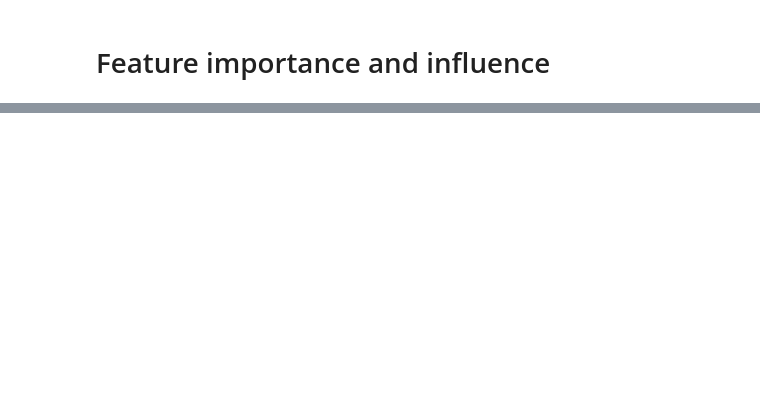
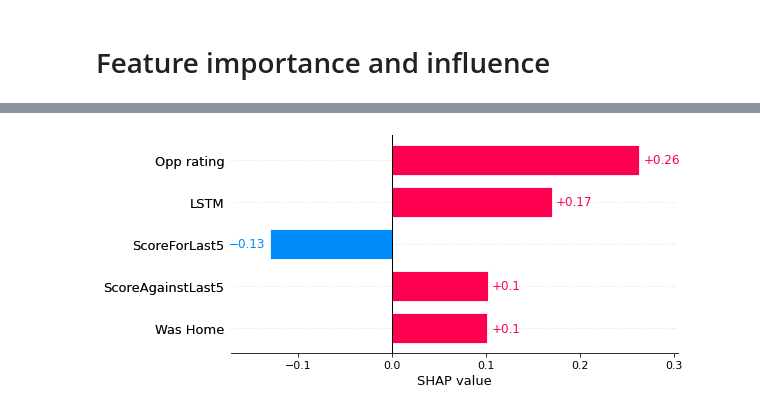
Before and after one commit to Fran3x/FPL_Model, a Jupyter notebook: notebooks/XGBoost_predictions.ipynb, the cells around one changed output, grey strips where cells are left out. Drawn from its saved outputs; the diff is of its cells as text; code cells hidden in the pictures; blank space fills up the shorter version.

```diff
--- a/notebooks/XGBoost_predictions.ipynb
+++ b/notebooks/XGBoost_predictions.ipynb
@@ -187,0 +191,4 @@ shap.plots.beeswarm(shap_values)
+# %%
+shap.plots.bar(shap_values[124])
+# %% [output]
+[figure, added]
```
Also changed, not shown: parts of 16 cells of this notebook, 2 other files.
